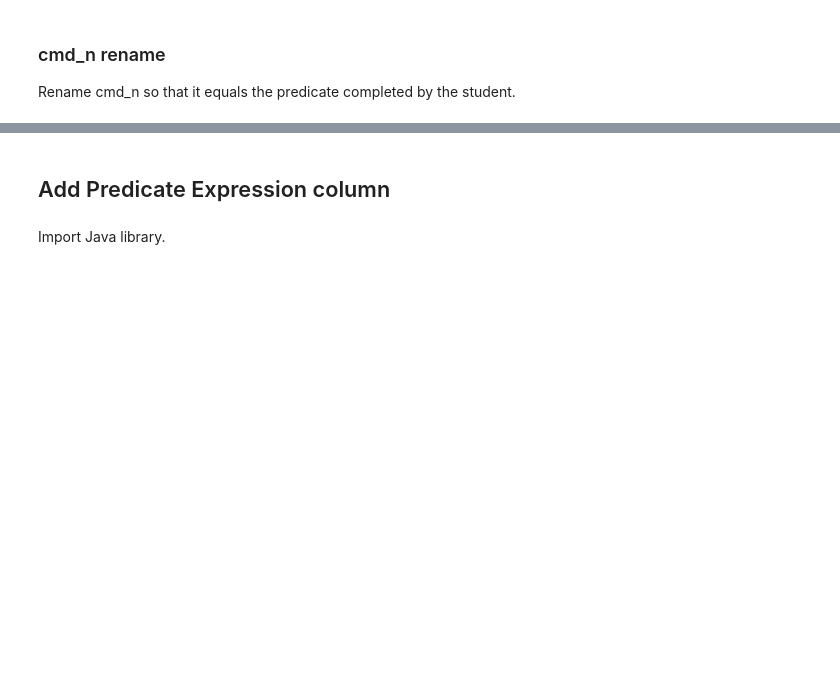
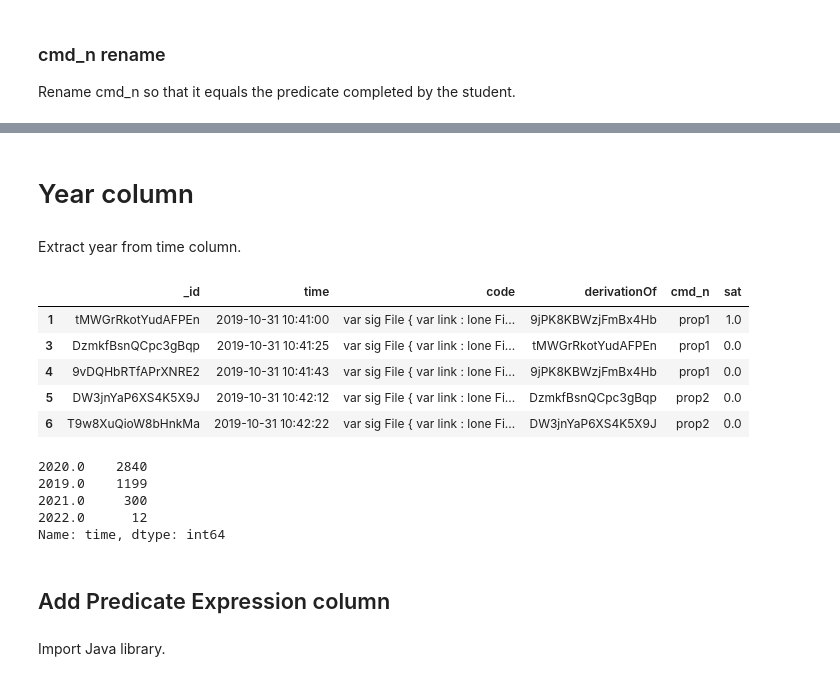
Before and after one commit to anaines14/HiGenA, a Jupyter notebook: data_preparation/notebook.ipynb, the cells around one changed output, grey strips where cells are left out. Cells and saved outputs as stored; diff of their text form; code cells hidden in the pictures; blank space fills up the shorter version.

```diff
--- a/data_preparation/notebook.ipynb
+++ b/data_preparation/notebook.ipynb
@@ -430,3 +452,40 @@ df1.head()
+# %% [markdown]
+# Year column
+# %% [markdown]
+Extract year from time column.
+# %%
+dict["9jPK8KBWzjFmBx4Hb"].head()
+# %% [output]
+|  | _id | time | code | derivationOf | cmd_n | sat |
+| 1 | tMWGrRkotYudAFPEn | 2019-10-31 10:41:00 | var sig File { var link : lone Fi... | 9jPK8KBWzjFmBx4Hb | prop1 | 1.0 |
+| 3 | DzmkfBsnQCpc3gBqp | 2019-10-31 10:41:25 | var sig File { var link : lone Fi... | tMWGrRkotYudAFPEn | prop1 | 0.0 |
+| 4 | 9vDQHbRTfAPrXNRE2 | 2019-10-31 10:41:43 | var sig File { var link : lone Fi... | 9jPK8KBWzjFmBx4Hb | prop1 | 0.0 |
+| 5 | DW3jnYaP6XS4K5X9J | 2019-10-31 10:42:12 | var sig File { var link : lone Fi... | DzmkfBsnQCpc3gBqp | prop2 | 0.0 |
+| 6 | T9w8XuQioW8bHnkMa | 2019-10-31 10:42:22 | var sig File { var link : lone Fi... | DW3jnYaP6XS4K5X9J | prop2 | 0.0 |
+# %%
+def extractYear(date):
+    # Extract the year from a date
+    # date: string with the date
+    # return: int with the year
+
+    # Check if the date is in the format YYYY-MM-DD hh:mm:ss
+    if "-" in date:
+        return int(date[:4])
+    else: # date is in the format DD/MM/YYYY, hh:mm:ss PM
+        int(date.split(",")[0].split("/")[2])
+
+# Extract the year from the date column
+extractYearOp = (lambda df, arg: applyToCol(df, arg, extractYear))
+operateDFs(dict, extractYearOp, "time")
+
+# Check
+dict["9jPK8KBWzjFmBx4Hb"]["time"].value_counts()
+# %% [output]
+2020.0    2840
+2019.0    1199
+2021.0     300
+2022.0      12
+Name: time, dtype: int64
 # %% [markdown]
 ## Add Predicate Expression column
 # %% [markdown]
```
Also changed, not shown: parts of 10 cells of this notebook.
